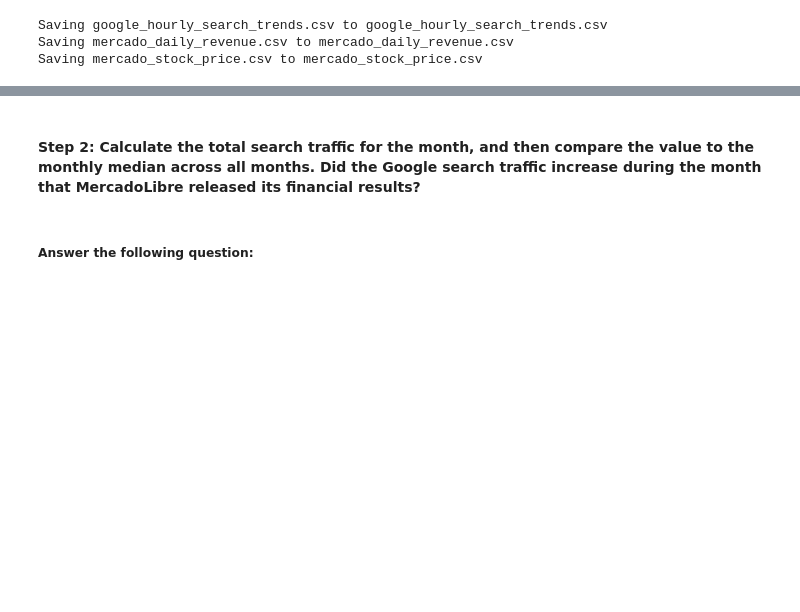
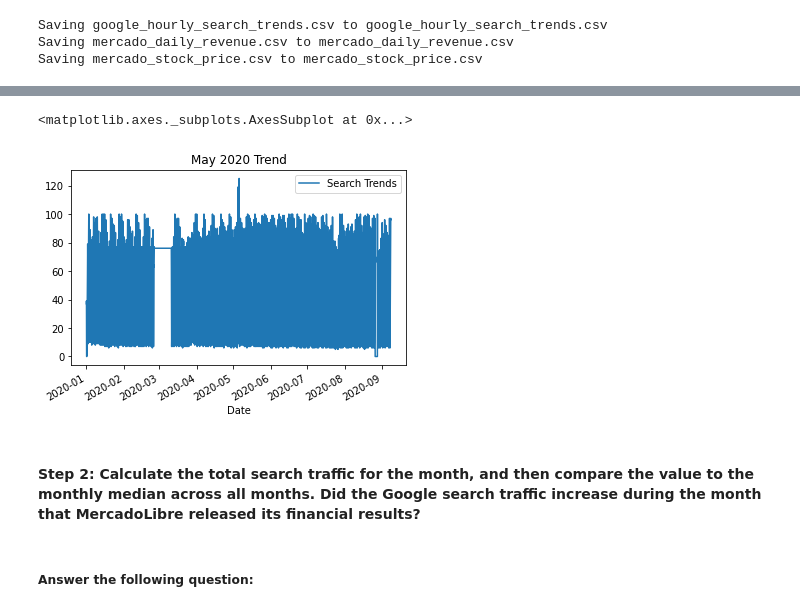
Before and after one commit to yenla9/timeseries, a Jupyter notebook: forecasting_net_prophet.ipynb, the cells around one changed output, grey strips where cells are left out. Saved outputs shown, nothing was run; the diff lists cells and outputs as text; code cells hidden in the pictures; blank space fills up the shorter version.

```diff
--- a/forecasting_net_prophet.ipynb
+++ b/forecasting_net_prophet.ipynb
@@ -179,7 +195,8 @@ dtype: object
 hv.extension('bokeh')
 
 # Slice the DataFrame to just the month of May 2020
-df_may_2020 = # YOUR CODE HERE
+df_may_2020 = df_mercado_trends.loc["2020"]
 
 # Use hvPlot to visualize the data for May 2020
-# YOUR CODE HERE
+df_may_2020.plot(title = "May 2020 Trend")
+# %% [output]
@@ -186,3 +206,5 @@ df_may_2020 = # YOUR CODE HERE
+<matplotlib.axes._subplots.AxesSubplot at 0x...>
+[figure, added]
 # %% [markdown]
 #### Step 2: Calculate the total search traffic for the month, and then compare the value to the monthly median across all months. Did the Google search traffic increase during the month that MercadoLibre released its financial results?
 # %%
```
Also changed, not shown: parts of 3 cells of this notebook.
